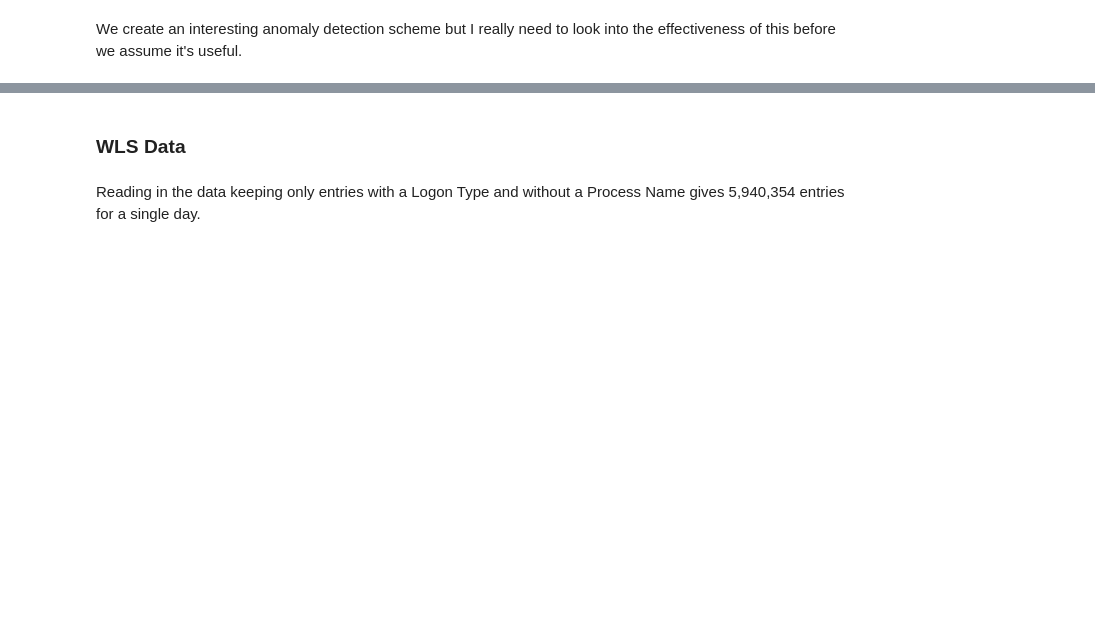
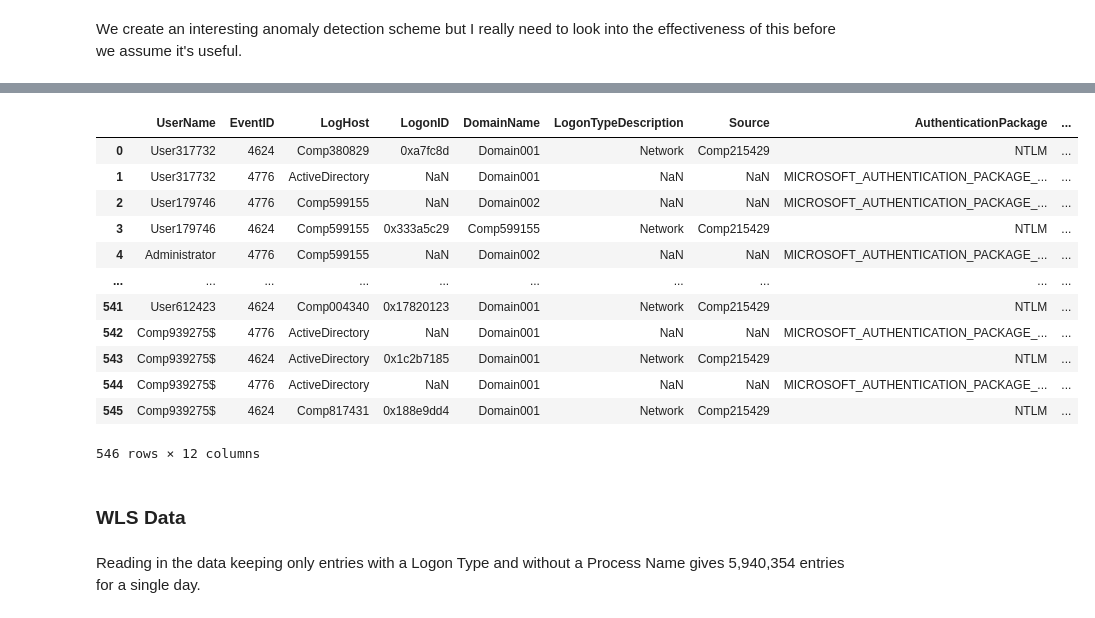
Before and after one commit to gabejg/Advanced-Cyber-Analytics-for-Attack-Detection, a Jupyter notebook: Matt/Data Evaluation.ipynb, the cells around one changed output, grey strips where cells are left out. Cells and saved outputs as stored; diff of their text form; code cells hidden in the pictures; blank space fills up the shorter version.

```diff
--- a/Matt/Data Evaluation.ipynb
+++ b/Matt/Data Evaluation.ipynb
@@ -1156,3 +1280,19 @@ We create an interesting anomaly detection scheme but I really need to look into
+# %%
+red_team_auths
+# %% [output]
+|  | UserName | EventID | LogHost | LogonID | DomainName | LogonTypeDescription | Source | AuthenticationPackage | ... |
+| 0 | User317732 | 4624 | Comp380829 | 0xa7fc8d | Domain001 | Network | Comp215429 | NTLM | ... |
+| 1 | User317732 | 4776 | ActiveDirectory | NaN | Domain001 | NaN | NaN | MICROSOFT_AUTHENTICATION_PACKAGE_... | ... |
+| 2 | User179746 | 4776 | Comp599155 | NaN | Domain002 | NaN | NaN | MICROSOFT_AUTHENTICATION_PACKAGE_... | ... |
+| 3 | User179746 | 4624 | Comp599155 | 0x333a5c29 | Comp599155 | Network | Comp215429 | NTLM | ... |
+| 4 | Administrator | 4776 | Comp599155 | NaN | Domain002 | NaN | NaN | MICROSOFT_AUTHENTICATION_PACKAGE_... | ... |
+| ... | ... | ... | ... | ... | ... | ... | ... | ... | ... |
+| 541 | User612423 | 4624 | Comp004340 | 0x17820123 | Domain001 | Network | Comp215429 | NTLM | ... |
+| 542 | Comp939275$ | 4776 | ActiveDirectory | NaN | Domain001 | NaN | NaN | MICROSOFT_AUTHENTICATION_PACKAGE_... | ... |
+| 543 | Comp939275$ | 4624 | ActiveDirectory | 0x1c2b7185 | Domain001 | Network | Comp215429 | NTLM | ... |
+| 544 | Comp939275$ | 4776 | ActiveDirectory | NaN | Domain001 | NaN | NaN | MICROSOFT_AUTHENTICATION_PACKAGE_... | ... |
+| 545 | Comp939275$ | 4624 | Comp817431 | 0x188e9dd4 | Domain001 | Network | Comp215429 | NTLM | ... |
+546 rows × 12 columns
 # %% [markdown]
 ### WLS Data
 # %%
```
Also changed, not shown: parts of 39 cells of this notebook, 2 other files.
